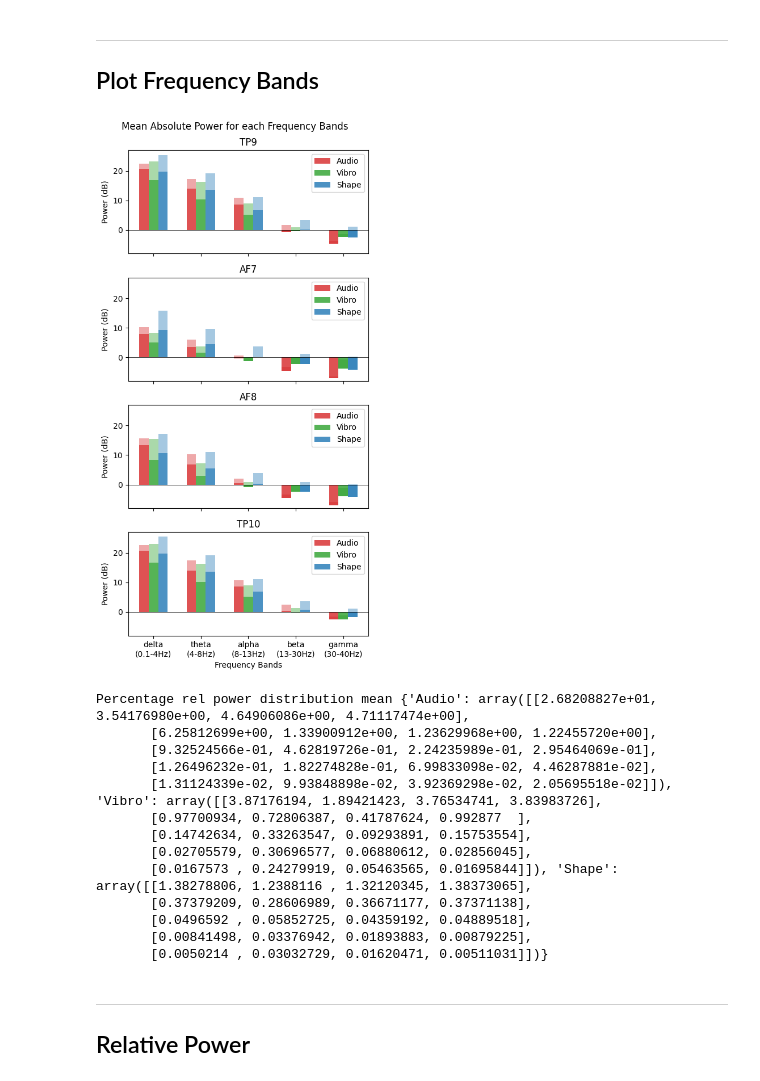
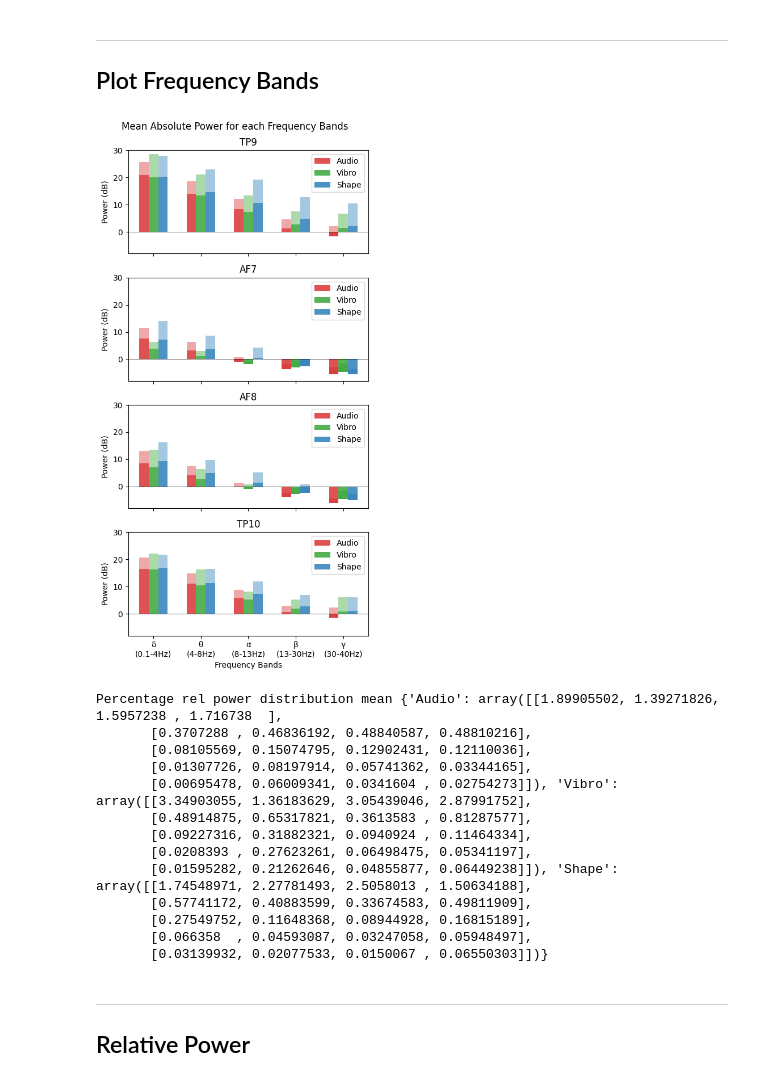
Before and after one commit to mp2419/eeg-notebooks, a Jupyter notebook: FYP/experiments/nb_PSD.ipynb, the cells around one changed output. Saved outputs shown, nothing was run; the diff lists cells and outputs as text; code cells hidden in the pictures.

```diff
--- a/FYP/experiments/nb_PSD.ipynb
+++ b/FYP/experiments/nb_PSD.ipynb
@@ -43,7 +43,7 @@ for key, values in data.items():
         key = key.replace('.json', '.fif')
         keys_below_30.append(key)
 
-to_add = ['VibroVisual_10_2.fif','VibroVisual_02_2.fif','VibroVisual_03_1.fif','VibroVisual_03_2.fif']
+to_add = ['VibroVisual_10_2.fif','VibroVisual_02_2.fif','VibroVisual_03_1.fif','VibroVisual_03_2.fif','VibroVisual_12_1.fif','VibroVisual_12_2.fif', 'VibroVisual_15_2.fif','VibroVisual_15_1.fif','VibroVisual_14_1.fif','VibroVisual_14_2.fif',  'AudioVisual_15_2.fif','AudioVisual_15_1.fif','AudioVisual_14_1.fif','AudioVisual_14_2.fif', 'AudioVisual_12_1.fif','AudioVisual_12_2.fif']
 for i in to_add:
     keys_below_30.append(i)
 
@@ -60,7 +60,10 @@ files_all = [file for file in os.listdir(raw_folder) if '_2.fif' in file]
 # %%
 
 #-----SET FILE SELECTION
-raw_files = files_clean
+raw_files = ['AudioVisual_04_1.fif', 'AudioVisual_04_2.fif', 'AudioVisual_06_1.fif', 'AudioVisual_06_2.fif',  'AudioVisual_15_2.fif', 'AudioVisual_15_1.fif',               'AudioVisual_14_1.fif', 'AudioVisual_14_2.fif', 'AudioVisual_17_1.fif', 'AudioVisual_17_2.fif',
+             'ShapeVisual_03_1.fif', 'ShapeVisual_03_2.fif', 'ShapeVisual_06_2.fif',  'ShapeVisual_12_1.fif', 'ShapeVisual_14_1.fif', 'ShapeVisual_14_2.fif', 'ShapeVisual_17_1.fif', 'ShapeVisual_17_2.fif',
+             'VibroVisual_10_2.fif','VibroVisual_02_2.fif','VibroVisual_03_1.fif','VibroVisual_03_2.fif', 'VibroVisual_17_1.fif', 'VibroVisual_17_2.fif'] #
+
 trial = False
 
 if trial:
@@ -119,7 +122,7 @@ for file in raw_files:
     psd_data[modality].append(psd_array)
 
 # Save the PSD data dictionary to a file
-np.save('var\\psd_data.npy', psd_data) # ----SET FILE NAME
-print("PSD data saved to 'var\\psd_data.npy'")
+np.save('psd_data.npy', psd_data) # ----SET FILE NAME
+print("PSD data saved to 'psd_data.npy'")
 # %% [output]
 Computing PSD analysis for trial AudioVisual_04_1.fif
@@ -174,6 +343,7 @@ for modality in psd_data.keys():
 
 fig, axs = plt.subplots(4, 1, figsize=(5, 10), sharex=True)
 channel_names = ['TP9', 'AF7', 'AF8', 'TP10']
+
 
 # Plotting mean and std for each modality and channel
 for modality in psd_data.keys():
@@ -184,21 +354,23 @@ for modality in psd_data.keys():
 
     for ch in range(mean_psd.shape[0]):
         axs[ch].plot(freqs, mean_psd[ch], label=f'{modality}')
-        axs[ch].fill_between(freqs, mean_psd[ch] - std_psd[ch], mean_psd[ch] + std_psd[ch], alpha=0.3)
-        axs[ch].set_ylim(-15, 50)
+        #axs[ch].fill_between(freqs, mean_psd[ch] - std_psd[ch], mean_psd[ch] + std_psd[ch], alpha=0.3)
+        axs[ch].set_ylim(-10, 25)
 
 # Set titles and labels for each subplot
 for i, ax in enumerate(axs):
     ax.set_title(f'{channel_names[i]}')
     ax.set_ylabel('Power (dB)')
-    ax.legend()
+    ax.grid(True)
+
+ax.legend()
 
 plt.xlim(0, 40)
-plt.ylim(-15, 50)
+plt.ylim(-10, 25)
 
 
 axs[-1].set_xlabel('Frequency (Hz)')
-plt.suptitle("PSD (Mean and Std) for each Stimulation Modality - Raw")
+plt.suptitle("Mean PSD for each Stimulation Modality")
 plt.tight_layout()
 
 plt.show()
@@ -215,12 +387,13 @@ import matplotlib.pyplot as plt
 # Load the PSD data from the previously saved file
 psd_data = np.load('psd_data.npy', allow_pickle=True).item()
 
-# Define the frequency bands of interest
-bands = {'delta': (0.1, 4),
-         'theta': (4, 8),
-         'alpha': (8, 13),
-         'beta': (13, 30),
-         'gamma': (30, 40)}
+bands = {
+    'δ': (0.1, 4),
+    'θ': (4, 8),
+    'α': (8, 13),
+    'β': (13, 30),
+    'γ': (30, 40)
+}
 
 # Initialize arrays to store the absolute and relative power for each channel and modality
 abs_power = {modality: np.zeros((len(bands), len(psd_data[modality][0]))) for modality in psd_data.keys()}
@@ -270,49 +443,50 @@ for ch in range(len(psd_data['Audio'][0])):
         if absolute:
             mean_power =(abs_power[modality][:, ch])
             std_power = (abs_power_std[modality][:, ch])
-            axs[ch].set_ylim(-8,27)
+            axs[ch].set_ylim(-8,30)
         else:
             mean_power =((rel_power[modality][:, ch]))
             std_power = ((rel_power_std[modality][:, ch]))
             #axs[ch].set_ylim(-3,12)
 
         axs[ch].bar(x + i * bar_width, mean_power, bar_width, alpha=opacity, color=colors[i],
                     label=modality) #, yerr=std_power)
         axs[ch].bar(x + i * bar_width, std_power, width=bar_width, align='center', bottom=mean_power,
         alpha=opacity_std, color=colors[i])
     axs[ch].legend()
     #axs[ch].legend(loc='lower right')
     axs[ch].set_ylabel('Power (dB)')
     axs[ch].set_xticks(x + bar_width * (len(psd_data.keys()) - 1) / 2)
     axs[ch].set_xticklabels(freq_labels)
     axs[ch].set_title(f'{channel_names[ch]}')
+    axs[ch].axhline(y=0, color='black', linestyle='-', linewidth=0.5)
+    ax.grid(True)
 
-    axs[ch].axhline(y=0, color='black', linestyle='-', linewidth=0.5)
 
 if absolute:
     plt.suptitle("Mean Absolute Power for each Frequency Bands")
 else:
     plt.suptitle("Mean Relative Power for each Frequency Bands")
 plt.xlabel('Frequency Bands')
 plt.tight_layout()
 plt.show()
 
 print("Percentage rel power distribution mean", rel_power)
 # %% [output]
-[figure, old version]
+[figure, new version]
-Percentage rel power distribution mean {'Audio': array([[2.68208827e+01, 3.54176980e+00, 4.64906086e+00, 4.71117474e+00],
-       [6.25812699e+00, 1.33900912e+00, 1.23629968e+00, 1.22455720e+00],
-       [9.32524566e-01, 4.62819726e-01, 2.24235989e-01, 2.95464069e-01],
-       [1.26496232e-01, 1.82274828e-01, 6.99833098e-02, 4.46287881e-02],
-       [1.31124339e-02, 9.93848898e-02, 3.92369298e-02, 2.05695518e-02]]), 'Vibro': array([[3.87176194, 1.89421423, 3.76534741, 3.83983726],
-       [0.97700934, 0.72806387, 0.41787624, 0.992877  ],
-       [0.14742634, 0.33263547, 0.09293891, 0.15753554],
-       [0.02705579, 0.30696577, 0.06880612, 0.02856045],
-       [0.0167573 , 0.24279919, 0.05463565, 0.01695844]]), 'Shape': array([[1.38278806, 1.2388116 , 1.32120345, 1.38373065],
-       [0.37379209, 0.28606989, 0.36671177, 0.37371138],
-       [0.0496592 , 0.05852725, 0.04359192, 0.04889518],
-       [0.00841498, 0.03376942, 0.01893883, 0.00879225],
-       [0.0050214 , 0.03032729, 0.01620471, 0.00511031]])}
+Percentage rel power distribution mean {'Audio': array([[1.89905502, 1.39271826, 1.5957238 , 1.716738  ],
+       [0.3707288 , 0.46836192, 0.48840587, 0.48810216],
+       [0.08105569, 0.15074795, 0.12902431, 0.12110036],
+       [0.01307726, 0.08197914, 0.05741362, 0.03344165],
+       [0.00695478, 0.06009341, 0.0341604 , 0.02754273]]), 'Vibro': array([[3.34903055, 1.36183629, 3.05439046, 2.87991752],
+       [0.48914875, 0.65317821, 0.3613583 , 0.81287577],
+       [0.09227316, 0.31882321, 0.0940924 , 0.11464334],
+       [0.0208393 , 0.27623261, 0.06498475, 0.05341197],
+       [0.01595282, 0.21262646, 0.04855877, 0.06449238]]), 'Shape': array([[1.74548971, 2.27781493, 2.5058013 , 1.50634188],
+       [0.57741172, 0.40883599, 0.33674583, 0.49811909],
+       [0.27549752, 0.11648368, 0.08944928, 0.16815189],
+       [0.066358  , 0.04593087, 0.03247058, 0.05948497],
+       [0.03139932, 0.02077533, 0.0150067 , 0.06550303]])}
 # %% [markdown]
 ---------------
 Relative Power
```
Also changed, not shown: parts of 5 cells of this notebook, 7 other files.
